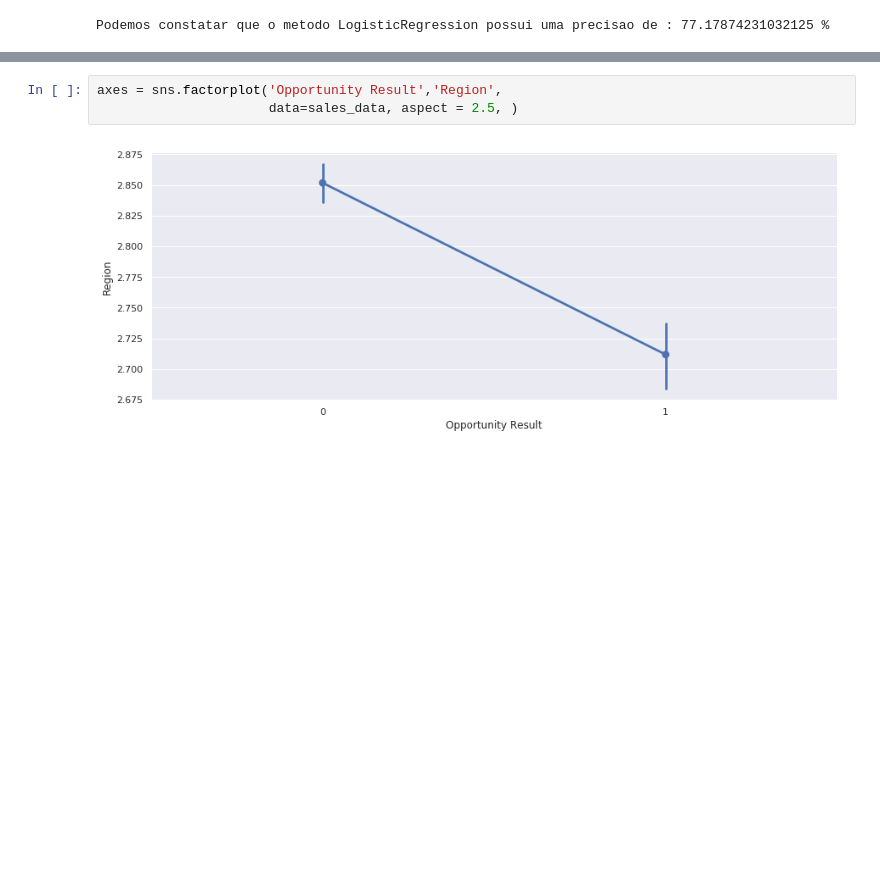
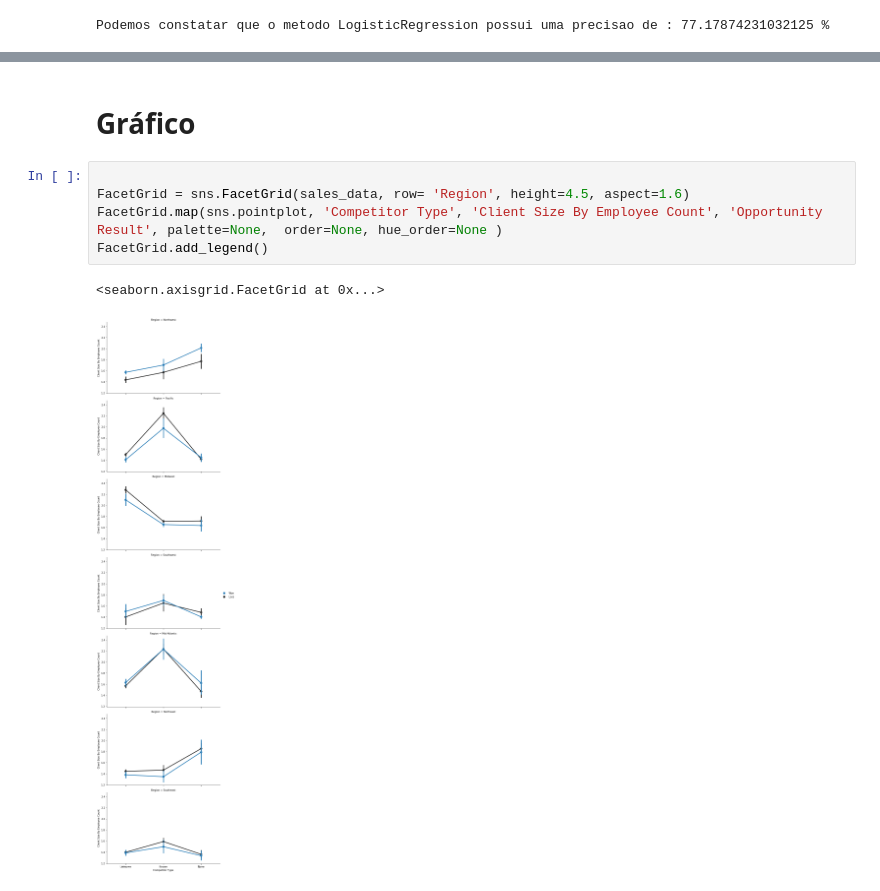
Before and after one commit to RaquelRufino/ProjetoIA, a Jupyter notebook: Sales.ipynb, the cells around one changed output, grey strips where cells are left out. Saved outputs shown, nothing was run; the diff lists cells and outputs as text; blank space fills up the shorter version.

Commit message:
graphic of regions with loss or won

```diff
--- a/Sales.ipynb
+++ b/Sales.ipynb
@@ -220,5 +220,10 @@ The Stochastic Gradient Decent is:  76.19
-# %%
-axes = sns.factorplot('Opportunity Result','Region',
-                      data=sales_data, aspect = 2.5, )
-# %% [output]
-[figure, removed]
+# %% [markdown]
+# Gráfico
+# %%
+
+FacetGrid = sns.FacetGrid(sales_data, row= 'Region', height=4.5, aspect=1.6)
+FacetGrid.map(sns.pointplot, 'Competitor Type', 'Client Size By Employee Count', 'Opportunity Result', palette=None,  order=None, hue_order=None )
+FacetGrid.add_legend()
+# %% [output]
+<seaborn.axisgrid.FacetGrid at 0x...>
+[figure, added]
```
Also changed, not shown: parts of 2 cells of this notebook.
